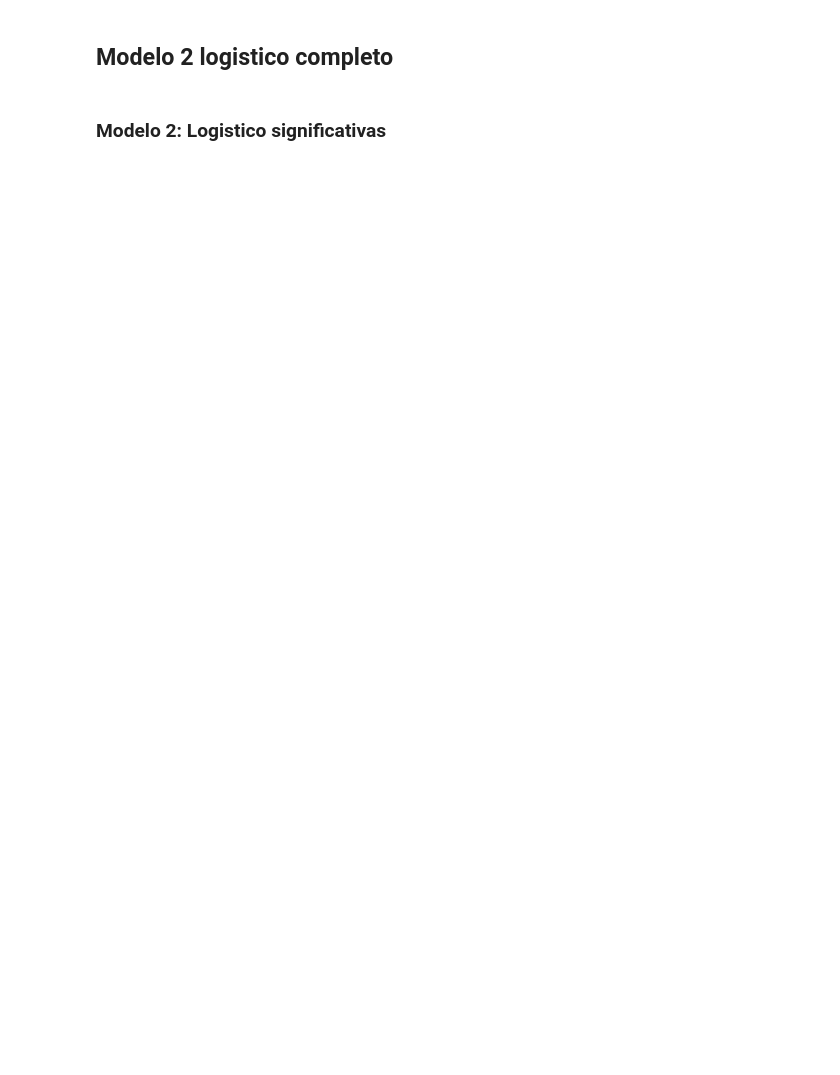
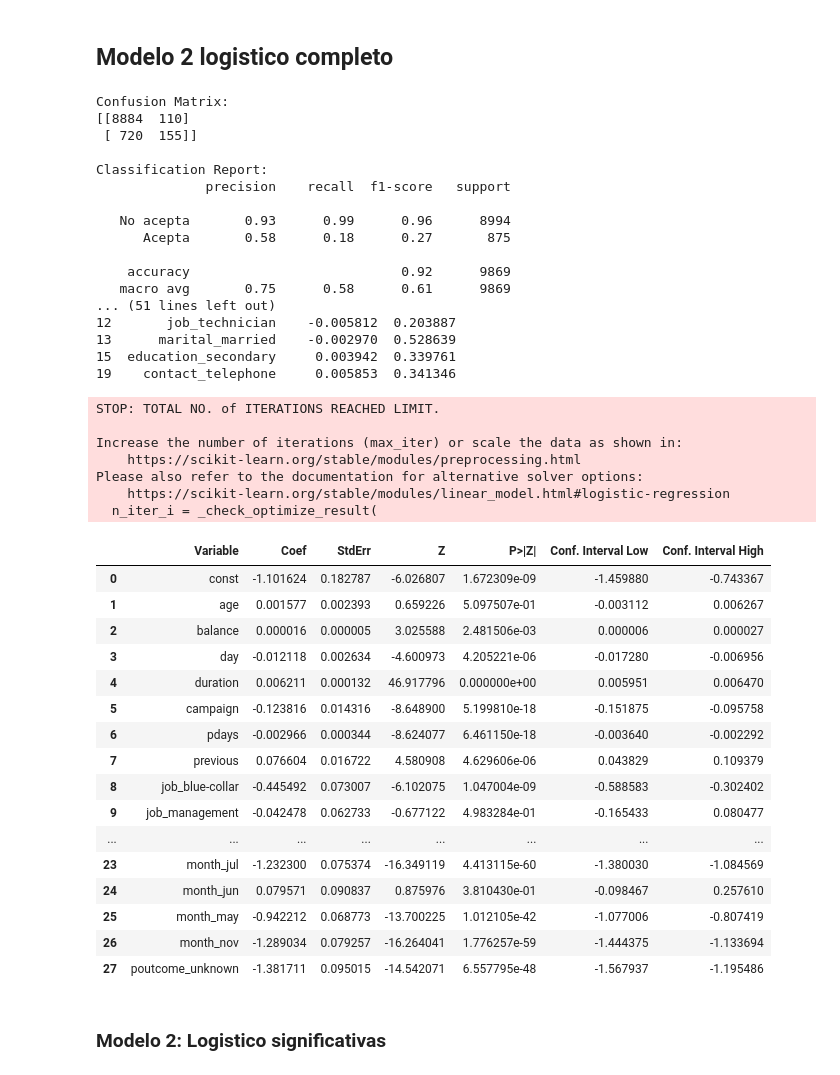
Before and after one commit to Marcocruz88/Repositorioproyecto2, a Jupyter notebook: codigo modelo.ipynb, the cells around one changed output. Drawn from its saved outputs; the diff is of its cells as text; code cells hidden in the pictures; blank space fills up the shorter version.

```diff
--- a/codigo modelo.ipynb
+++ b/codigo modelo.ipynb
@@ -223,40 +265,79 @@ print(classification_report(y_test, y_predlog,target_names=['No acepta', 'Acepta
 X_with_const = sm.add_constant(X)  # Asegúrate de incluir la constante para el modelo en statsmodels
 
 # Ajustar el modelo de regresión logística con statsmodels
 logit_model = sm.Logit(y, X_with_const)
 result = logit_model.fit()
 
 # Mostrar el resumen del modelo
 print(result.summary())
 
 # Convertir el índice en una columna llamada 'Variable'
 summary_df = pd.DataFrame({
     'Variable': result.params.index,
     'Coef': result.params,
     'StdErr': result.bse,
     'Z': result.tvalues,
     'P>|Z|': result.pvalues,
     'Conf. Interval Low': result.conf_int()[0],
     'Conf. Interval High': result.conf_int()[1]
 }).reset_index()
 
 # Renombrar la columna que contiene el índice
 summary_df = summary_df.drop(columns="index")
 
-# Mostrar el DataFrame con la columna 'Variable'
-summary_df
+
 
 # Filtrar variables significativas (usualmente p-valor < 0.01)
 significativaslog = results[results['p-valor'] < 0.1]
 no_significativaslog = results[results['p-valor'] >= 0.1]
 
-# Mostrar resultados
-print("Variables Significativas (p-valor < 1%):")
-print(significativaslog)
-
 print("\nVariables No Significativas (p-valor >= 1%):")
 print(no_significativas)
-no_significativaslog
+
+# Mostrar el DataFrame con la columna 'Variable'
+summary_df
+# %% [output]
+Confusion Matrix:
+[[8884  110]
+ [ 720  155]]
+
+Classification Report:
+              precision    recall  f1-score   support
+
+   No acepta       0.93      0.99      0.96      8994
+      Acepta       0.58      0.18      0.27       875
+
+    accuracy                           0.92      9869
+   macro avg       0.75      0.58      0.61      9869
+... (51 lines left out)
+12       job_technician    -0.005812  0.203887
+13      marital_married    -0.002970  0.528639
+15  education_secondary     0.003942  0.339761
+19    contact_telephone     0.005853  0.341346
+STOP: TOTAL NO. of ITERATIONS REACHED LIMIT.
+
+Increase the number of iterations (max_iter) or scale the data as shown in:
+    https://scikit-learn.org/stable/modules/preprocessing.html
+Please also refer to the documentation for alternative solver options:
+    https://scikit-learn.org/stable/modules/linear_model.html#logistic-regression
+  n_iter_i = _check_optimize_result(
+|  | Variable | Coef | StdErr | Z | P>|Z| | Conf. Interval Low | Conf. Interval High |
+| 0 | const | -1.101624 | 0.182787 | -6.026807 | 1.672309e-09 | -1.459880 | -0.743367 |
+| 1 | age | 0.001577 | 0.002393 | 0.659226 | 5.097507e-01 | -0.003112 | 0.006267 |
+| 2 | balance | 0.000016 | 0.000005 | 3.025588 | 2.481506e-03 | 0.000006 | 0.000027 |
+| 3 | day | -0.012118 | 0.002634 | -4.600973 | 4.205221e-06 | -0.017280 | -0.006956 |
+| 4 | duration | 0.006211 | 0.000132 | 46.917796 | 0.000000e+00 | 0.005951 | 0.006470 |
+| 5 | campaign | -0.123816 | 0.014316 | -8.648900 | 5.199810e-18 | -0.151875 | -0.095758 |
+| 6 | pdays | -0.002966 | 0.000344 | -8.624077 | 6.461150e-18 | -0.003640 | -0.002292 |
+| 7 | previous | 0.076604 | 0.016722 | 4.580908 | 4.629606e-06 | 0.043829 | 0.109379 |
+| 8 | job_blue-collar | -0.445492 | 0.073007 | -6.102075 | 1.047004e-09 | -0.588583 | -0.302402 |
+| 9 | job_management | -0.042478 | 0.062733 | -0.677122 | 4.983284e-01 | -0.165433 | 0.080477 |
+| ... | ... | ... | ... | ... | ... | ... | ... |
+| 23 | month_jul | -1.232300 | 0.075374 | -16.349119 | 4.413115e-60 | -1.380030 | -1.084569 |
+| 24 | month_jun | 0.079571 | 0.090837 | 0.875976 | 3.810430e-01 | -0.098467 | 0.257610 |
+| 25 | month_may | -0.942212 | 0.068773 | -13.700225 | 1.012105e-42 | -1.077006 | -0.807419 |
+| 26 | month_nov | -1.289034 | 0.079257 | -16.264041 | 1.776257e-59 | -1.444375 | -1.133694 |
+| 27 | poutcome_unknown | -1.381711 | 0.095015 | -14.542071 | 6.557795e-48 | -1.567937 | -1.195486 |
 # %% [markdown]
 ### Modelo 2: Logistico significativas
 # %%
```
Also changed, not shown: parts of 27 cells of this notebook.
